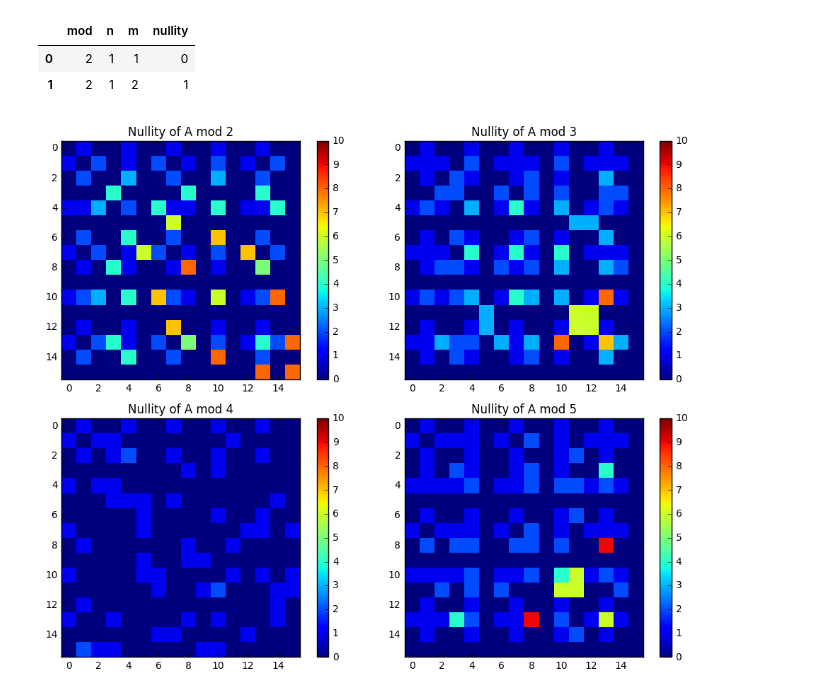
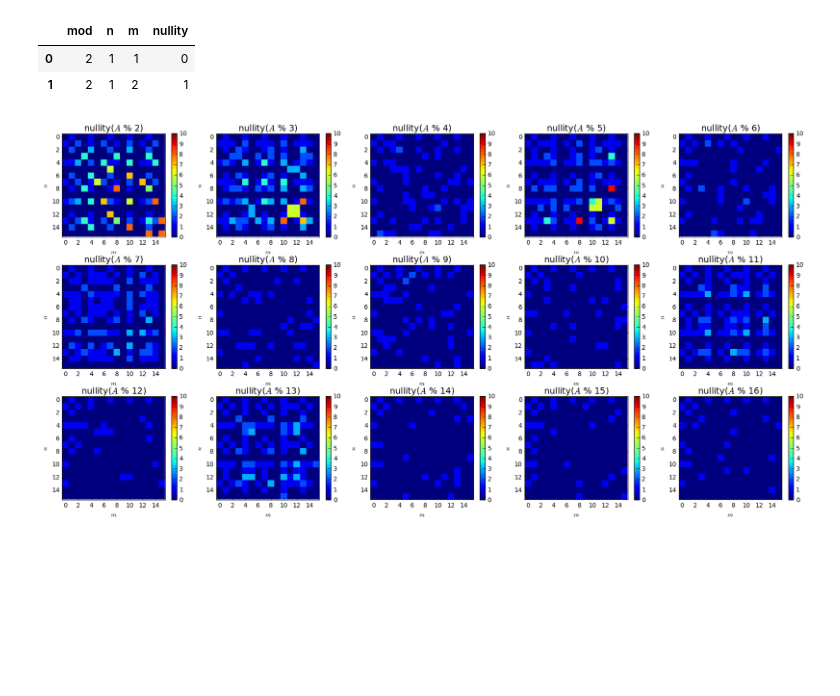
Before and after one commit to asross/am205-fproj, a Jupyter notebook: nullity-visualizations.ipynb, the cells around one changed output. Cells and saved outputs as stored; diff of their text form; code cells hidden in the pictures; blank space fills up the shorter version.

```diff
--- a/nullity-visualizations.ipynb
+++ b/nullity-visualizations.ipynb
@@ -14,16 +15,15 @@ def plot_results_for_mod(n):
     R = np.zeros((16, 16))
     for _, r in nullities.query('mod == {}'.format(n)).iterrows():
         R[r.n-1][r.m-1] = r['nullity']
-    plt.title('Nullity of A mod {}'.format(n))
+    plt.title(r'nullity($A$ % {})'.format(n), fontsize=14)
+    plt.xlabel(r'$m$')
+    plt.ylabel(r'$n$')
     plt.imshow(R, interpolation='none', vmin=0, vmax=10)
     plt.colorbar()
-# %%
-fig = plt.figure(figsize=(10,8))
-fig.add_subplot(221); plot_results_for_mod(2)
-fig.add_subplot(222); plot_results_for_mod(3)
-fig.add_subplot(223); plot_results_for_mod(4)
-fig.add_subplot(224); plot_results_for_mod(5)
-plt.tight_layout()
-plt.show()
-# %% [output]
-[figure, removed]
+# %%
+with figure_grid(3, 5, rowwidth=17.5) as grid:
+    for i in range(2, 17):
+        grid.next_subplot()
+        plot_results_for_mod(i)
+# %% [output]
+[figure, added]
```
Also changed, not shown: parts of 1 cell of this notebook, 6 other files.
